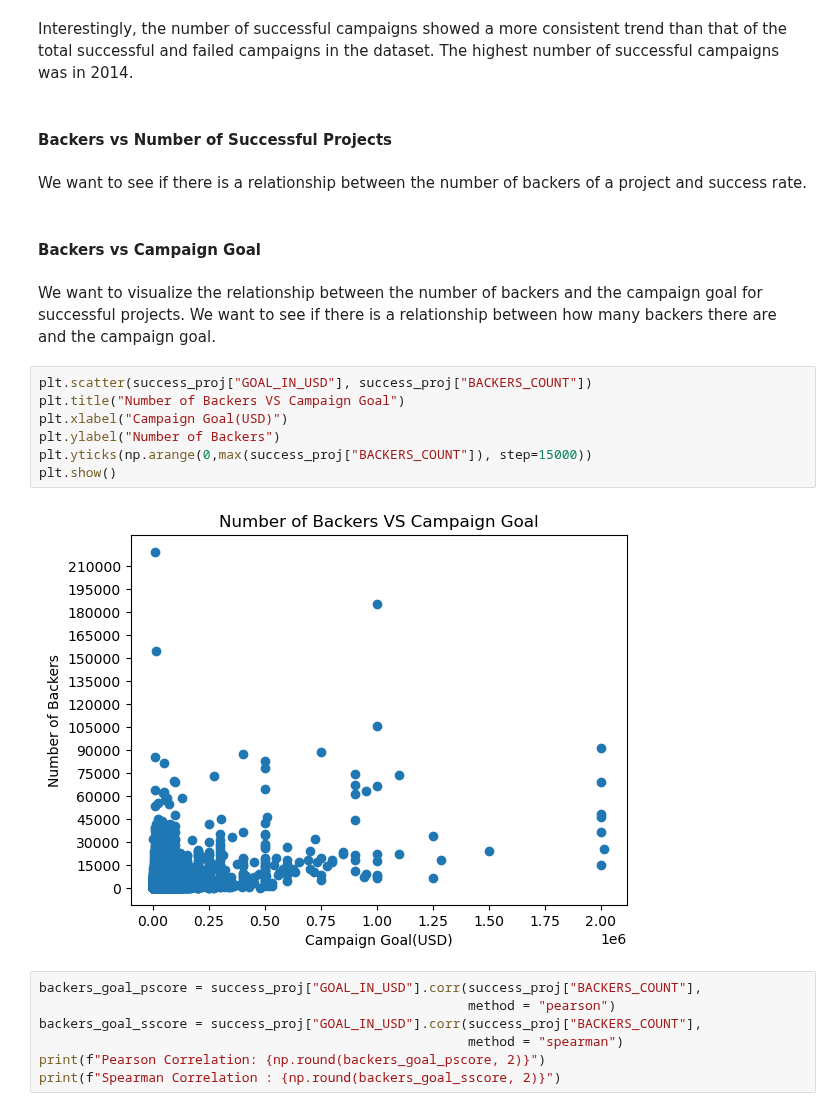
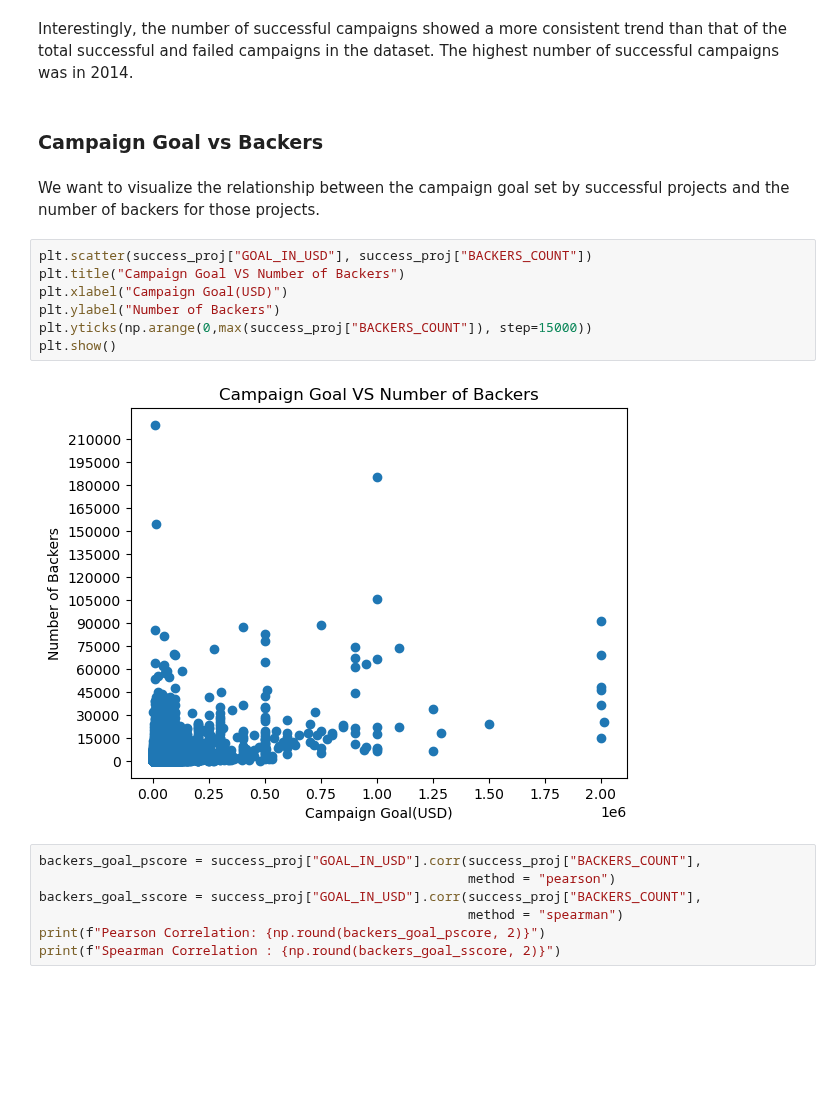
Before and after one commit to catherine-fang-git/kickstarter_project_success_info2950, a Jupyter notebook: INFO2950_Phase2.ipynb, the cells around one changed output. Saved outputs shown, nothing was run; the diff lists cells and outputs as text; blank space fills up the shorter version.

Commit message:
updated lots of titles and labels of graphs
titles and labels of axes

```diff
--- a/INFO2950_Phase2.ipynb
+++ b/INFO2950_Phase2.ipynb
@@ -232,23 +234,19 @@ plt.show()
 [figure]
 # %% [markdown]
 Interestingly, the number of successful campaigns showed a more consistent trend than that of the total successful and failed campaigns in the dataset. The highest number of successful campaigns was in 2014.
-# %% [markdown]
-#### **Backers vs Number of Successful Projects**
-# %% [markdown]
-We want to see if there is a relationship between the number of backers of a project and success rate.
 # %% [markdown]
-#### **Backers vs Campaign Goal**
+### **Campaign Goal vs Backers**
-# %% [markdown]
-We want to visualize the relationship between the number of backers and the campaign goal for successful projects. We want to see if there is a relationship between how many backers there are and the campaign goal.
+# %% [markdown]
+We want to visualize the relationship between the campaign goal set by successful projects and the number of backers for those projects.
 # %%
 plt.scatter(success_proj["GOAL_IN_USD"], success_proj["BACKERS_COUNT"])
-plt.title("Number of Backers VS Campaign Goal")
+plt.title("Campaign Goal VS Number of Backers")
 plt.xlabel("Campaign Goal(USD)")
 plt.ylabel("Number of Backers")
 plt.yticks(np.arange(0,max(success_proj["BACKERS_COUNT"]), step=15000))
 plt.show()
 # %% [output]
-[figure, old version]
+[figure, new version]
 # %%
 backers_goal_pscore = success_proj["GOAL_IN_USD"].corr(success_proj["BACKERS_COUNT"],
                                                        method = "pearson")
```
Also changed, not shown: parts of 22 cells of this notebook.
